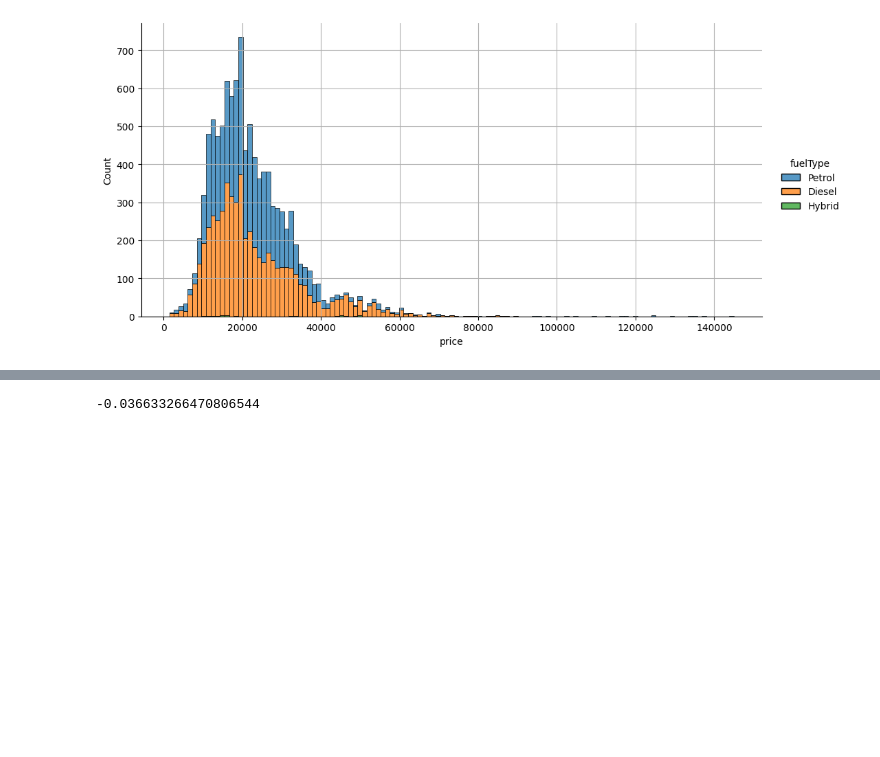
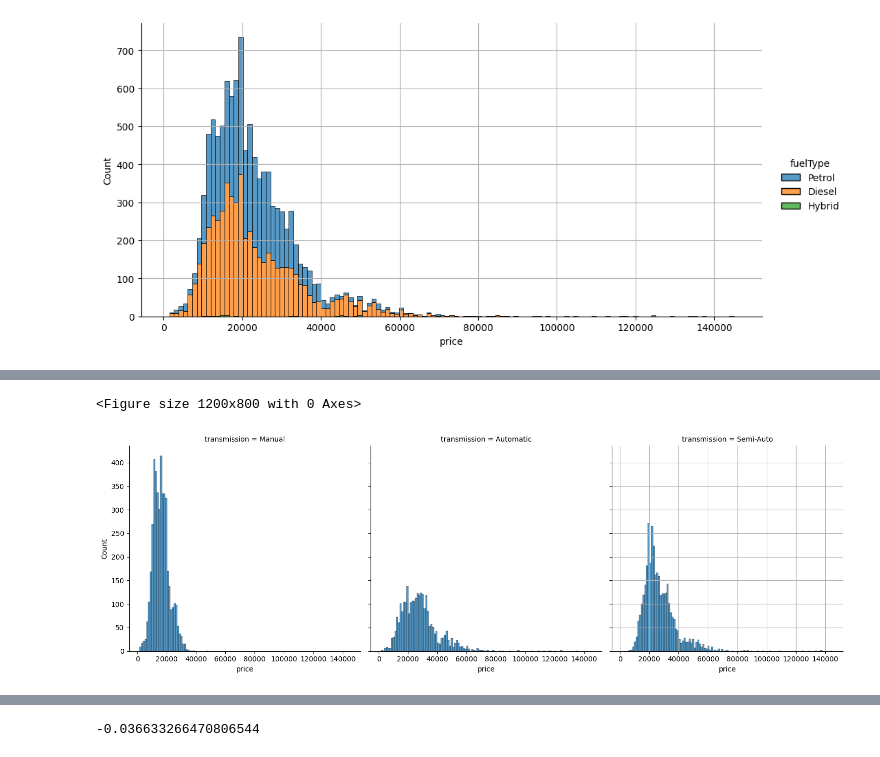
Before and after one commit to b0bursoliyev/Machine-Leraning, a Jupyter notebook: audi_price_predicted.ipynb, the cells around one changed output, grey strips where cells are left out. Saved outputs shown, nothing was run; the diff lists cells and outputs as text; code cells hidden in the pictures; blank space fills up the shorter version.

```diff
--- a/audi_price_predicted.ipynb
+++ b/audi_price_predicted.ipynb
@@ -59,0 +73,8 @@ plt.show()
+# %%
+plt.figure(figsize=(12,8))
+sns.displot(df,x=df['price'],col='transmission',aspect=1,multiple='stack')
+plt.grid()
+plt.show()
+# %% [output]
+<Figure size 1200x800 with 0 Axes>
+[figure, added]
```
Also changed, not shown: parts of 38 cells of this notebook.
